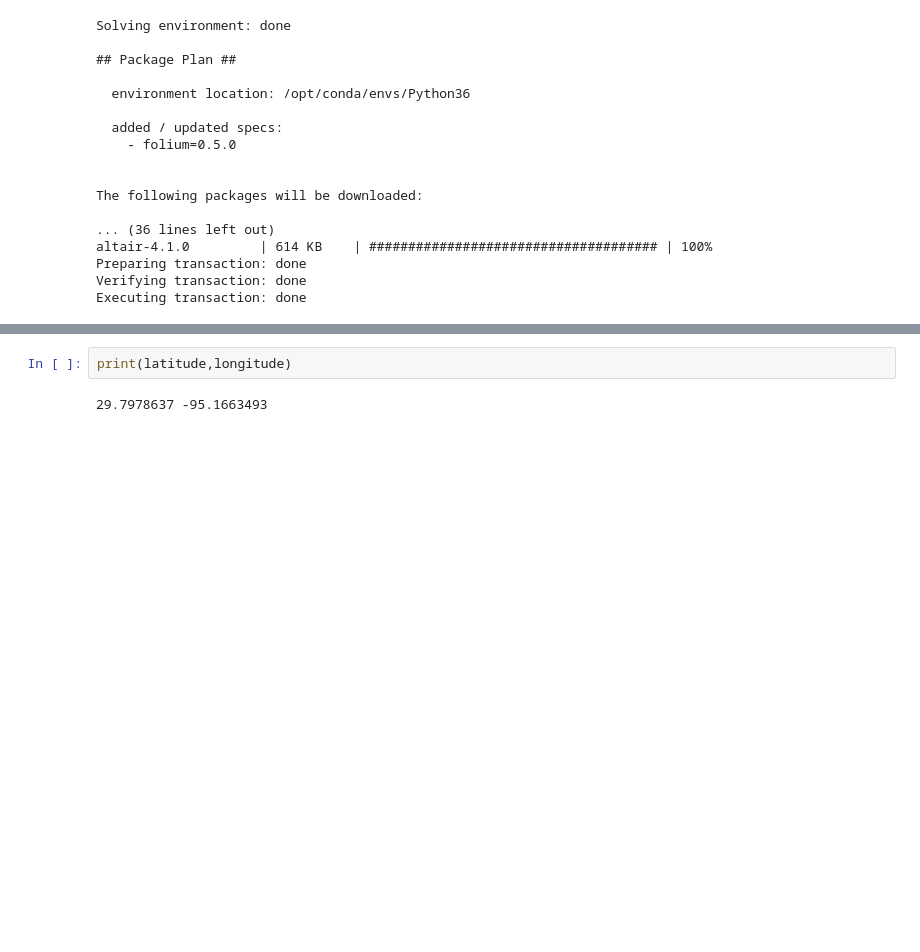
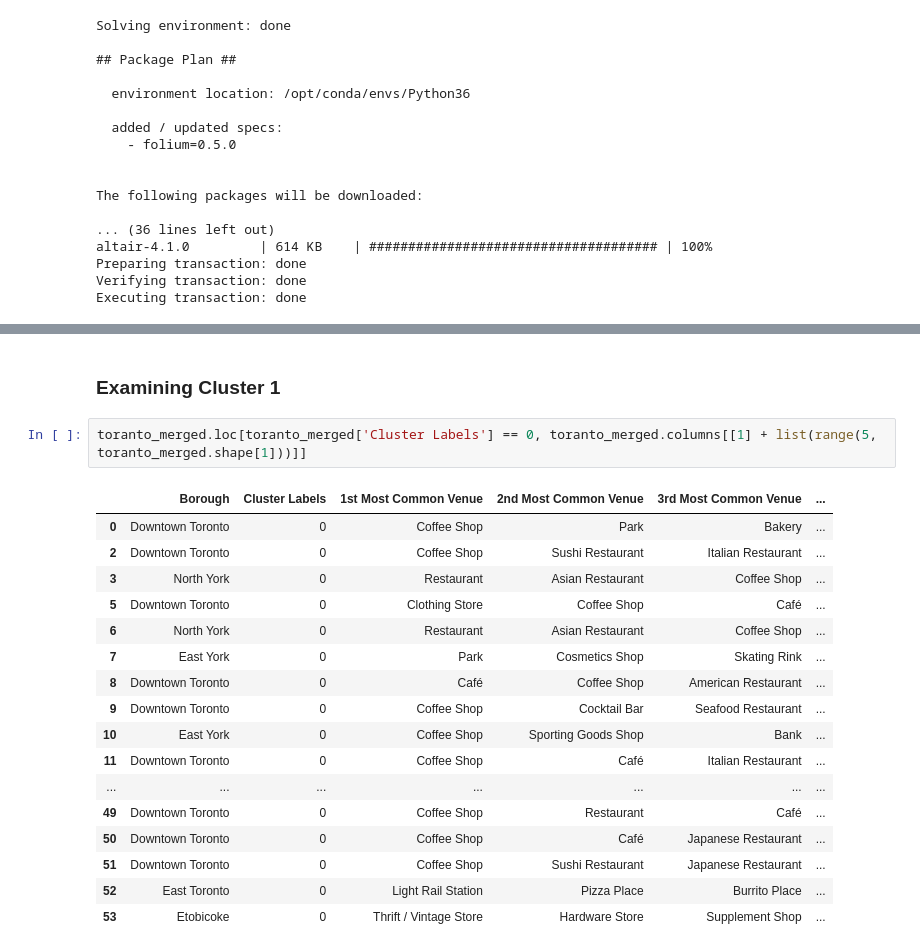
Before and after one commit to Jdev-08/Coursera_Capstone, a Jupyter notebook: Coursera_Capstone.ipynb, the cells around one changed output, grey strips where cells are left out. Saved outputs shown, nothing was run; the diff lists cells and outputs as text; blank space fills up the shorter version.

```diff
--- a/Coursera_Capstone.ipynb
+++ b/Coursera_Capstone.ipynb
@@ -388,7 +388,25 @@ for lat, lon, poi, cluster in zip(toranto_merged['Latitude'], toranto_merged['Lo
 map_clusters
 # %% [output]
 [interactive output not drawn]
-# %%
-print(latitude,longitude)
-# %% [output]
-29.7978637 -95.1663493
+# %% [markdown]
+### Examining Cluster 1
+# %%
+toranto_merged.loc[toranto_merged['Cluster Labels'] == 0, toranto_merged.columns[[1] + list(range(5, toranto_merged.shape[1]))]]
+# %% [output]
+|  | Borough | Cluster Labels | 1st Most Common Venue | 2nd Most Common Venue | 3rd Most Common Venue | ... |
+| 0 | Downtown Toronto | 0 | Coffee Shop | Park | Bakery | ... |
+| 2 | Downtown Toronto | 0 | Coffee Shop | Sushi Restaurant | Italian Restaurant | ... |
+| 3 | North York | 0 | Restaurant | Asian Restaurant | Coffee Shop | ... |
+| 5 | Downtown Toronto | 0 | Clothing Store | Coffee Shop | Café | ... |
+| 6 | North York | 0 | Restaurant | Asian Restaurant | Coffee Shop | ... |
+| 7 | East York | 0 | Park | Cosmetics Shop | Skating Rink | ... |
+| 8 | Downtown Toronto | 0 | Café | Coffee Shop | American Restaurant | ... |
+| 9 | Downtown Toronto | 0 | Coffee Shop | Cocktail Bar | Seafood Restaurant | ... |
+| 10 | East York | 0 | Coffee Shop | Sporting Goods Shop | Bank | ... |
+| 11 | Downtown Toronto | 0 | Coffee Shop | Café | Italian Restaurant | ... |
+| ... | ... | ... | ... | ... | ... | ... |
+| 49 | Downtown Toronto | 0 | Coffee Shop | Restaurant | Café | ... |
+| 50 | Downtown Toronto | 0 | Coffee Shop | Café | Japanese Restaurant | ... |
+| 51 | Downtown Toronto | 0 | Coffee Shop | Sushi Restaurant | Japanese Restaurant | ... |
+| 52 | East Toronto | 0 | Light Rail Station | Pizza Place | Burrito Place | ... |
+| 53 | Etobicoke | 0 | Thrift / Vintage Store | Hardware Store | Supplement Shop | ... |
```
Also changed, not shown: parts of 9 cells of this notebook.
